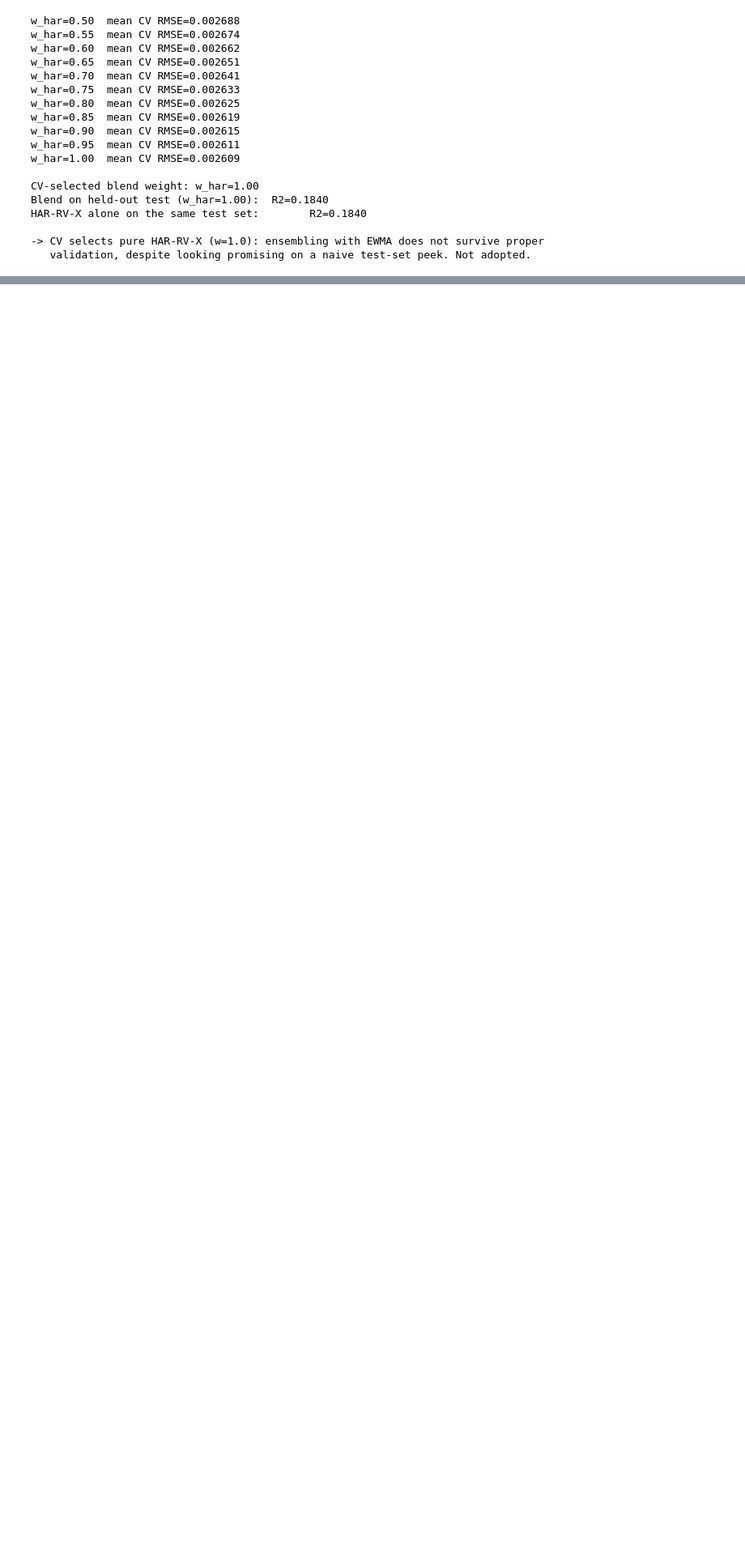
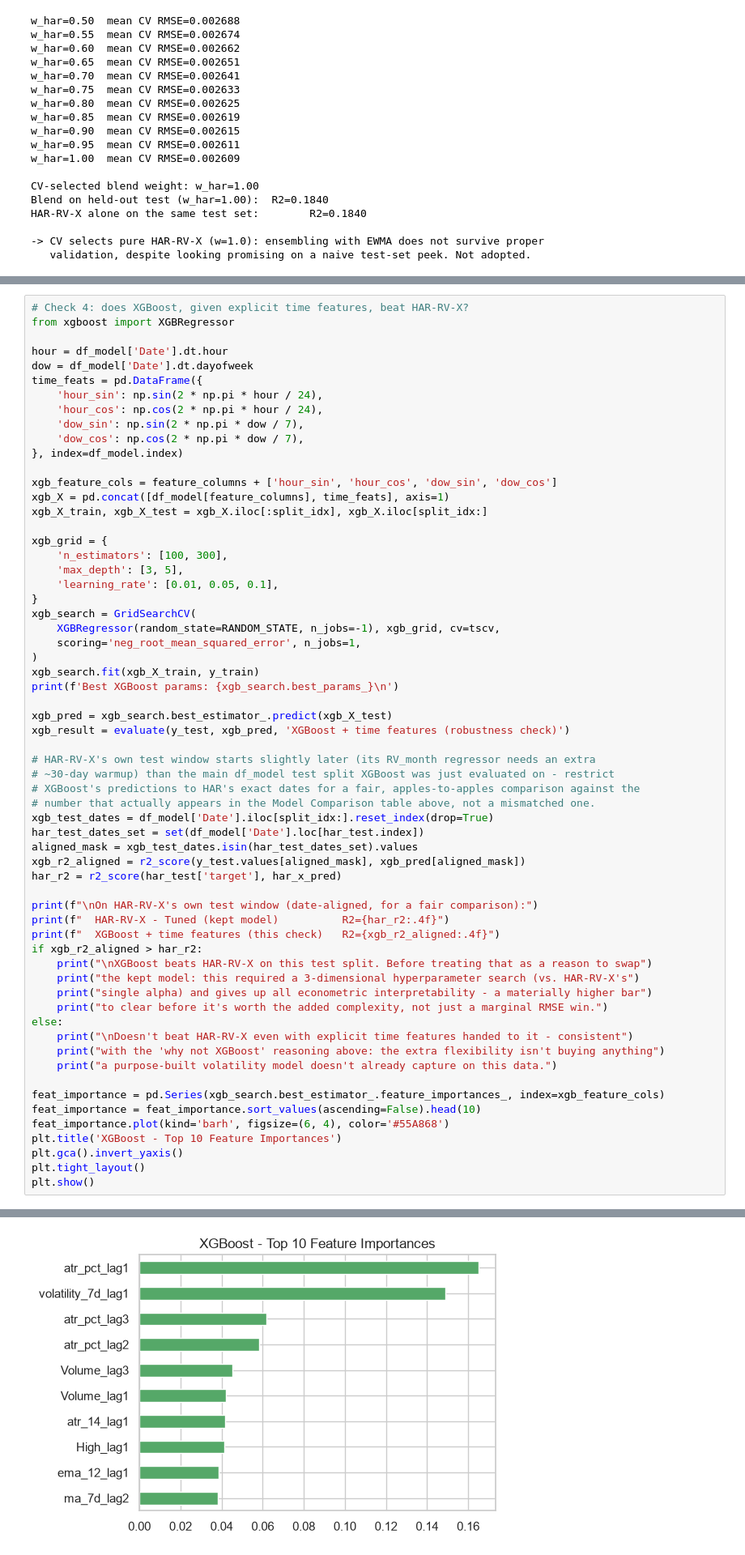
Before and after one commit to mhejairi10/bitcoin-volatility-prediction, a Jupyter notebook: notebooks/capstone-btc-volatility.ipynb, the cells around one changed output, grey strips where cells are left out. Shown at 81% size. Saved outputs shown, nothing was run; the diff lists cells and outputs as text; blank space fills up the shorter version.

```diff
--- a/notebooks/capstone-btc-volatility.ipynb
+++ b/notebooks/capstone-btc-volatility.ipynb
@@ -1041,0 +1050,63 @@ HAR-RV-X alone on the same test set:        R2=0.1840
+# %%
+# Check 4: does XGBoost, given explicit time features, beat HAR-RV-X?
+from xgboost import XGBRegressor
+
+hour = df_model['Date'].dt.hour
+dow = df_model['Date'].dt.dayofweek
+time_feats = pd.DataFrame({
+    'hour_sin': np.sin(2 * np.pi * hour / 24),
+    'hour_cos': np.cos(2 * np.pi * hour / 24),
+    'dow_sin': np.sin(2 * np.pi * dow / 7),
+    'dow_cos': np.cos(2 * np.pi * dow / 7),
+}, index=df_model.index)
+
+xgb_feature_cols = feature_columns + ['hour_sin', 'hour_cos', 'dow_sin', 'dow_cos']
+xgb_X = pd.concat([df_model[feature_columns], time_feats], axis=1)
+xgb_X_train, xgb_X_test = xgb_X.iloc[:split_idx], xgb_X.iloc[split_idx:]
+
+xgb_grid = {
+    'n_estimators': [100, 300],
+    'max_depth': [3, 5],
+    'learning_rate': [0.01, 0.05, 0.1],
+}
+xgb_search = GridSearchCV(
+    XGBRegressor(random_state=RANDOM_STATE, n_jobs=-1), xgb_grid, cv=tscv,
+    scoring='neg_root_mean_squared_error', n_jobs=1,
+)
+xgb_search.fit(xgb_X_train, y_train)
+print(f'Best XGBoost params: {xgb_search.best_params_}\n')
+
+xgb_pred = xgb_search.best_estimator_.predict(xgb_X_test)
+xgb_result = evaluate(y_test, xgb_pred, 'XGBoost + time features (robustness check)')
+
+# HAR-RV-X's own test window starts slightly later (its RV_month regressor needs an extra
+# ~30-day warmup) than the main df_model test split XGBoost was just evaluated on - restrict
+# XGBoost's predictions to HAR's exact dates for a fair, apples-to-apples comparison against the
+# number that actually appears in the Model Comparison table above, not a mismatched one.
+xgb_test_dates = df_model['Date'].iloc[split_idx:].reset_index(drop=True)
+har_test_dates_set = set(df_model['Date'].loc[har_test.index])
+aligned_mask = xgb_test_dates.isin(har_test_dates_set).values
+xgb_r2_aligned = r2_score(y_test.values[aligned_mask], xgb_pred[aligned_mask])
+har_r2 = r2_score(har_test['target'], har_x_pred)
+
+print(f"\nOn HAR-RV-X's own test window (date-aligned, for a fair comparison):")
+print(f"  HAR-RV-X - Tuned (kept model)          R2={har_r2:.4f}")
+print(f"  XGBoost + time features (this check)   R2={xgb_r2_aligned:.4f}")
+if xgb_r2_aligned > har_r2:
+    print("\nXGBoost beats HAR-RV-X on this test split. Before treating that as a reason to swap")
+    print("the kept model: this required a 3-dimensional hyperparameter search (vs. HAR-RV-X's")
+    print("single alpha) and gives up all econometric interpretability - a materially higher bar")
+    print("to clear before it's worth the added complexity, not just a marginal RMSE win.")
+else:
+    print("\nDoesn't beat HAR-RV-X even with explicit time features handed to it - consistent")
+    print("with the 'why not XGBoost' reasoning above: the extra flexibility isn't buying anything")
+    print("a purpose-built volatility model doesn't already capture on this data.")
+
+feat_importance = pd.Series(xgb_search.best_estimator_.feature_importances_, index=xgb_feature_cols)
+feat_importance = feat_importance.sort_values(ascending=False).head(10)
+feat_importance.plot(kind='barh', figsize=(6, 4), color='#55A868')
+plt.title('XGBoost - Top 10 Feature Importances')
+plt.gca().invert_yaxis()
+plt.tight_layout()
+plt.show()
+# %% [output]
@@ -1041,0 +1124 @@ HAR-RV-X alone on the same test set:        R2=0.1840
+[figure, added]
```
Also changed, not shown: parts of 12 cells of this notebook, 16 other files.
